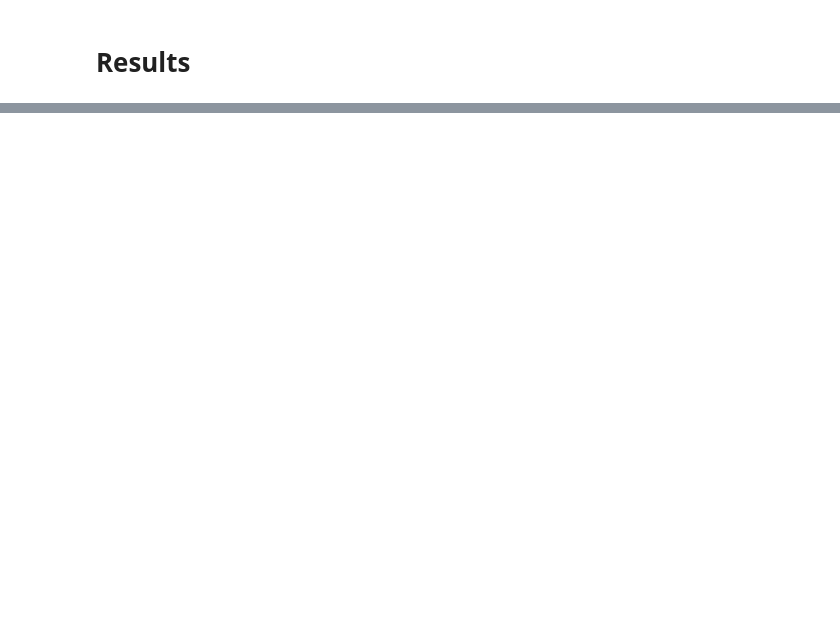
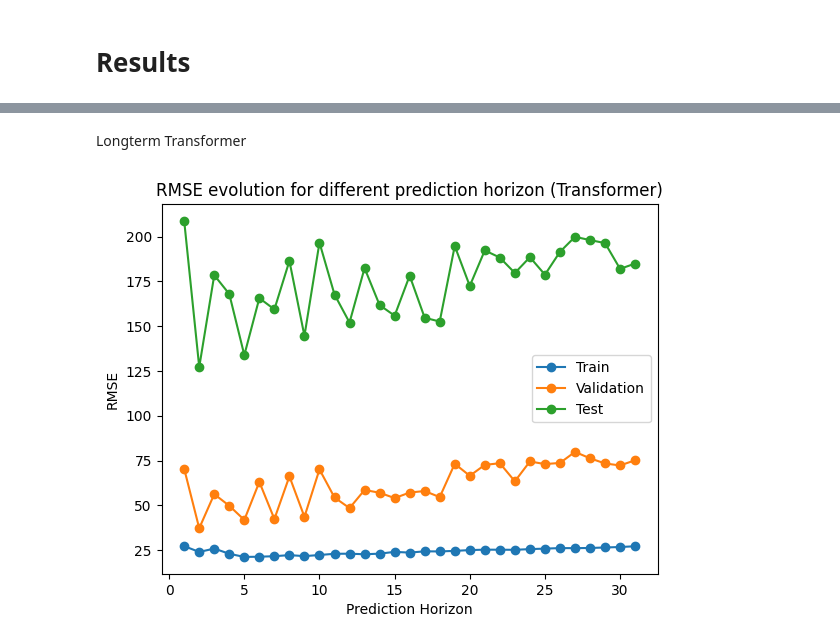
Before and after one commit to irene-fagnani/ADAML-project2, a Jupyter notebook: Transformer_NN.ipynb, the cells around one changed output, grey strips where cells are left out. Drawn from its saved outputs; the diff is of its cells as text; code cells hidden in the pictures; blank space fills up the shorter version.

```diff
--- a/Transformer_NN.ipynb
+++ b/Transformer_NN.ipynb
@@ -453,0 +454,2 @@ plt.show()
+# %% [markdown]
+Longterm Transformer
@@ -453,0 +554,14 @@ plt.show()
+# %%
+
+x_ticks = range(1, 32)
+plt.plot(x_ticks, total_train_rmse, '-o', label='Train')
+plt.plot(x_ticks, total_val_rmse, '-o', label='Validation')
+plt.plot(x_ticks, total_test_rmse, '-o', label='Test')
+
+plt.title("RMSE evolution for different prediction horizon (Transformer)")
+plt.xlabel("Prediction Horizon")
+plt.ylabel("RMSE")
+plt.legend()
+plt.show()
+# %% [output]
+[figure, added]
```
Also changed, not shown: parts of 6 cells of this notebook.
